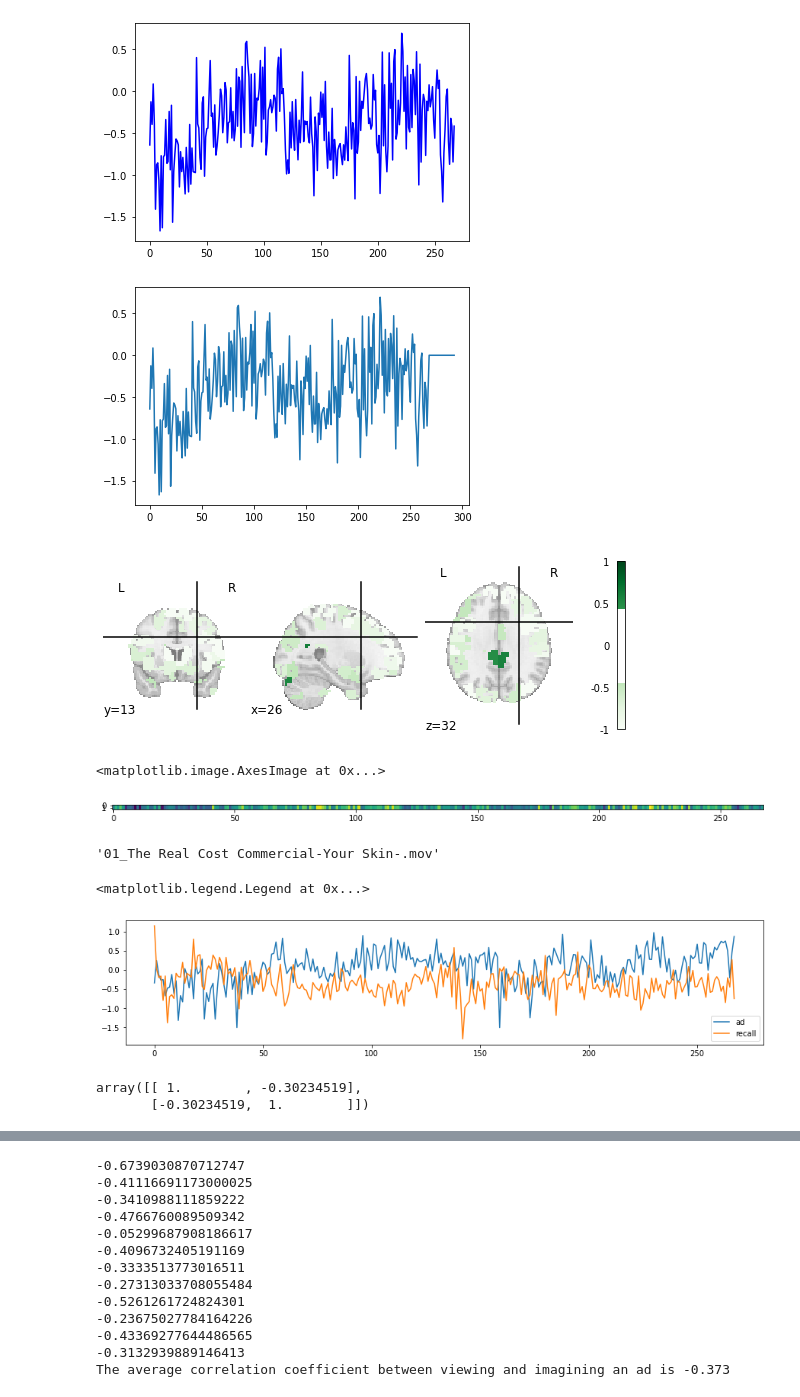
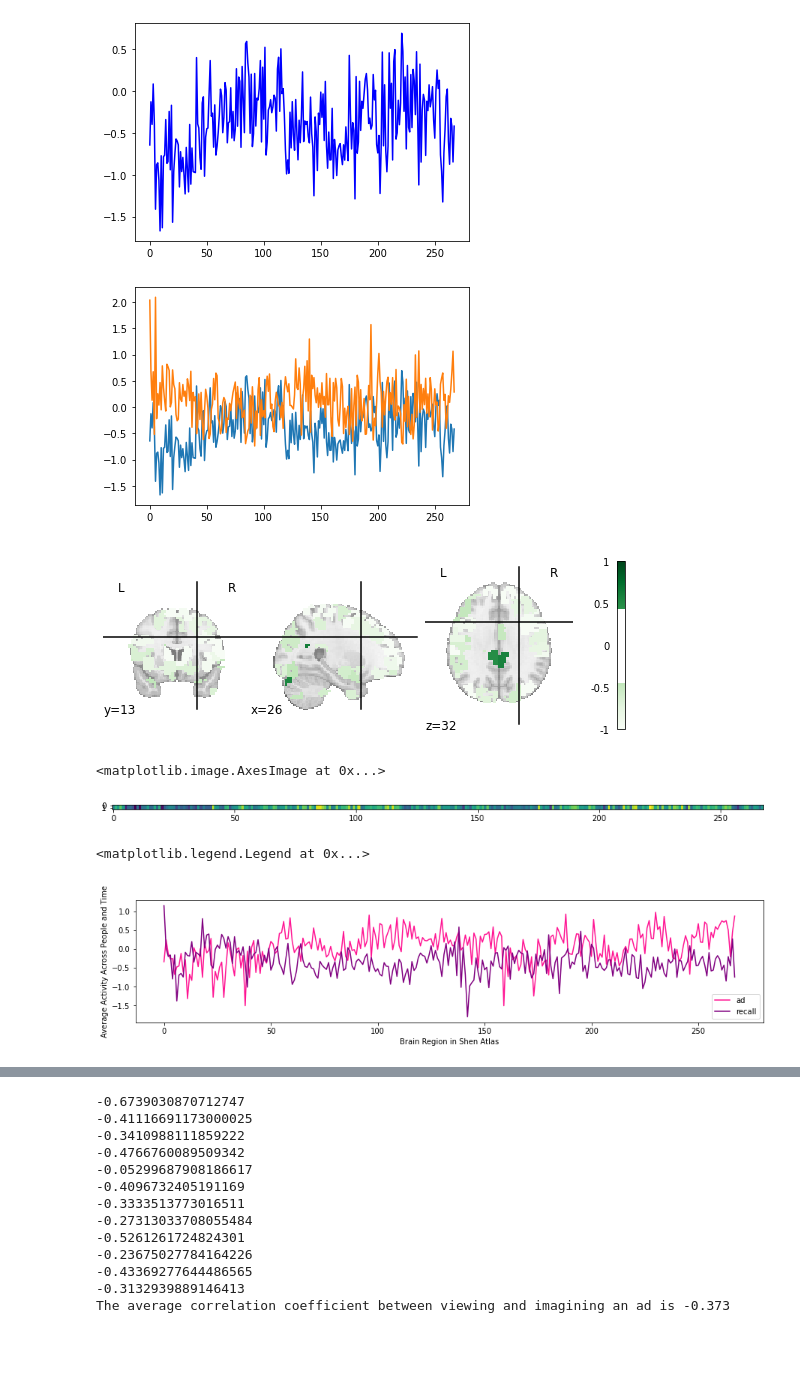
Before and after one commit to shelbywilcox/realcost_memory_isc, a Jupyter notebook: scripts/cmse_analysis_01.ipynb, the cells around one changed output, grey strips where cells are left out. Drawn from its saved outputs; the diff is of its cells as text; code cells hidden in the pictures; blank space fills up the shorter version.

```diff
--- a/scripts/cmse_analysis_01.ipynb
+++ b/scripts/cmse_analysis_01.ipynb
@@ -214,0 +261,27 @@ plt.plot(view_ad_1[0,:], color='blue')
+# %%
+for i in range(40):
+
+    avg_ad_1_intra = view_ad_1[i,:]
+    avg_ad_2_intra = view_ad_2[i,:]
+    avg_ad_3_intra = view_ad_3[i,:]
+    avg_ad_4_intra = view_ad_4[i,:]
+    avg_ad_5_intra = view_ad_5[i,:]
+    avg_ad_6_intra = view_ad_6[i,:]
+    avg_ad_7_intra = view_ad_7[i,:]
+    avg_ad_8_intra = view_ad_8[i,:]
+    avg_ad_9_intra = view_ad_9[i,:]
+    avg_ad_10_intra = view_ad_10[i,:]
+    avg_ad_11_intra = view_ad_11[i,:]
+    avg_ad_12_intra = view_ad_12[i,:]
+    avg_imagine_1_intra = imagine_ad_1[i,:]
+    avg_imagine_2_intra = imagine_ad_2[i,:]
+    avg_imagine_3_intra = imagine_ad_3[i,:]
+    avg_imagine_4_intra = imagine_ad_4[i,:]
+    avg_imagine_5_intra = imagine_ad_5[i,:]
+    avg_imagine_6_intra = imagine_ad_6[i,:]
+    avg_imagine_7_intra = imagine_ad_7[i,:]
+    avg_imagine_8_intra = imagine_ad_8[i,:]
+    avg_imagine_9_intra = imagine_ad_9[i,:]
+    avg_imagine_10_intra = imagine_ad_10[i,:]
+    avg_imagine_11_intra = imagine_ad_11[i,:]
+    avg_imagine_12_intra = imagine_ad_12[i,:]
@@ -215,27 +314,29 @@ plt.plot(view_ad_1[0,:], color='blue')
 # %%
 #2 set up the masker and fit it on some file
-
 shen_masker     = NiftiLabelsMasker(labels_img= atlas_filename);
 shen_masker.fit_transform(sample_file);
 
 
 #3 do the results computation you want to visualize, leading to a vector with e.g. 1,268 values
-region_vector = np.zeros((1,293))
-region_vector[0, :268] = view_ad_1[0,:]
-plt.plot(region_vector.T);
+region_vector_v = np.zeros((1,268))
+region_vector_i = np.zeros((1,268))
+region_vector_v[0, :] = view_ad_1[0,:]
+region_vector_i[0, :] = imagine_ad_1[0,:]
+plt.plot(region_vector_v.T)
+plt.plot(region_vector_i.T);
 
 #4 "map" that vector back into the brain space, i.e. inverse transform the masker
-region_img = shen_masker.inverse_transform(region_vector);
-
+region_img_v = shen_masker.inverse_transform(region_vector_v);
+region_img_i = shen_masker.inverse_transform(region_vector_i);
 
 #5 plot the results via nilearn plotting
-nilearn.plotting.plot_stat_map(nilearn.image.index_img(region_img,0),threshold = 0.45, vmax = 1.,
+nilearn.plotting.plot_stat_map(nilearn.image.index_img(region_img_v,0),threshold = 0.45, vmax = 1.,
                                        cmap = 'Greens');
 plt.show()
 #view = nilearn.plotting.view_img(nilearn.image.index_img(region_img,0));
 #view
 # %% [output]
-[figure, old version]
+[figure, new version]
 [figure]
 # %%
 plt.figure(figsize = (15,3))
@@ -273,30 +347,11 @@ for i in range(40):
-# %%
-import pandas as pd
-
-def read_onsets(curr_subject):
-    df = pd.read_csv('../data_realcost/onsets/Onsets_RealCost_View_' + curr_subject + '.csv', encoding="ISO-8859-1")
-    return df
-
-onset_PSA003 = read_onsets('PSA003')
-
-np.where(onset_PSA003['PSA'] == '01_The Real Cost Commercial-Your Skin-.mov')
-onset_PSA003['PSA']
-
-#find where each video for each participant is in onsets
-#then account for imagine is that spot +1, be sure to keep this together so if view_ad_1 = 10, imagine_ad_1 = 11
-# %% [output]
-'01_The Real Cost Commercial-Your Skin-.mov'
 # %%
 plt.figure(figsize = (15,3))
-plt.plot(avg_ad_1_intra, label="ad")
-plt.plot(avg_imagine_1_intra,label="recall")
+plt.plot(avg_ad_1_intra, label="ad", color="deeppink")
+plt.plot(avg_imagine_1_intra,label="recall", color= "purple")
+plt.xlabel("Brain Region in Shen Atlas")
+plt.ylabel("Average Activity Across People and Time")
 plt.legend(loc=0)
 #np.corrcoef(view_ad_1, imagine_ad_1)
 # %% [output]
 <matplotlib.legend.Legend at 0x...>
-[figure, old version]
+[figure, new version]
-# %%
-np.corrcoef(avg_ad_1_intra,avg_imagine_1_intra)
-# %% [output]
-array([[ 1.        , -0.30234519],
-       [-0.30234519,  1.        ]])
```
Also changed, not shown: parts of 19 cells of this notebook.
